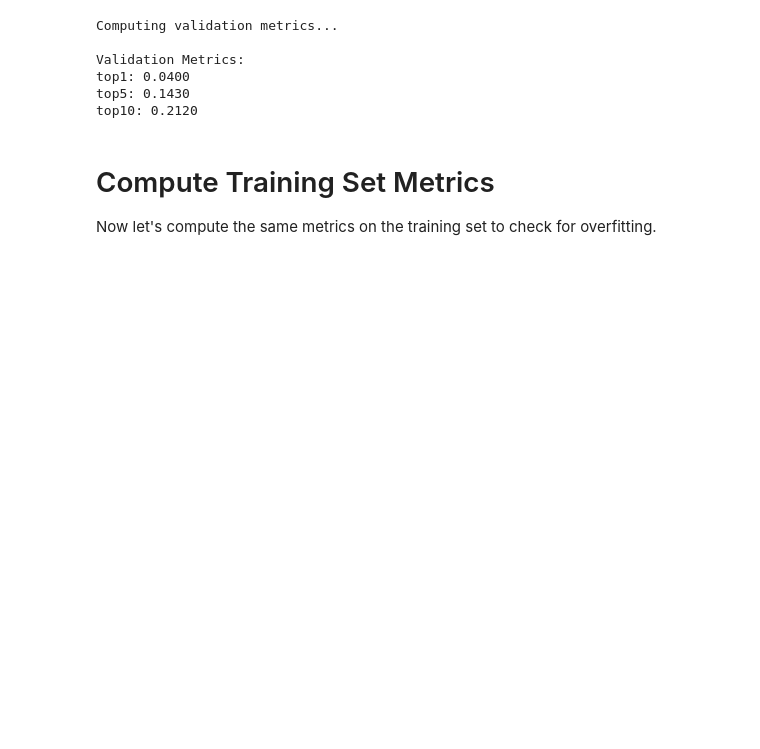
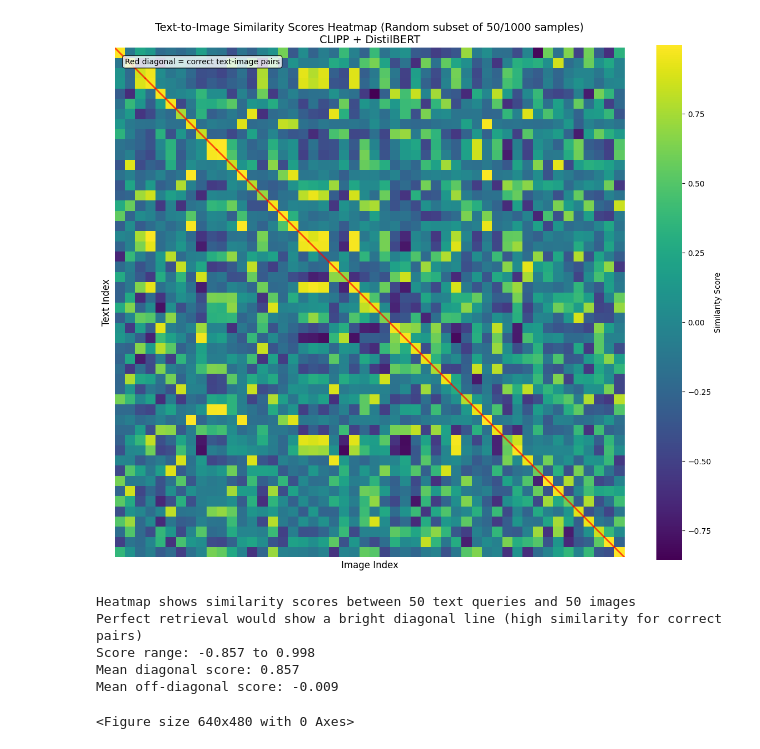
Before and after one commit to mntalha/MaterialVision, a Jupyter notebook: models/CLIPP_bert/eval_clipp_bert.ipynb, the cells around one changed output. Drawn from its saved outputs; the diff is of its cells as text; code cells hidden in the pictures; blank space fills up the shorter version.

```diff
--- a/models/CLIPP_bert/eval_clipp_bert.ipynb
+++ b/models/CLIPP_bert/eval_clipp_bert.ipynb
@@ -125,21 +176,64 @@ Let's first evaluate on the validation set to get Top-1/5/10 retrieval metrics.
 # %%
-# Compute validation embeddings
-val_img_embs, val_txt_embs, val_captions = compute_embeddings(model, val_loader, device)
+# Create heatmap visualization of similarity scores
+import matplotlib.pyplot as plt
+import seaborn as sns
+import numpy as np
 
-# Compute validation metrics
-print("Computing validation metrics...")
-val_metrics = compute_retrieval_metrics(val_img_embs, val_txt_embs)
-print("\nValidation Metrics:")
-for k, v in val_metrics.items():
-    print(f"{k}: {v:.4f}")
+# Ensure plots are displayed inline
+%matplotlib inline
+
+# For visualization, we'll use a subset if the matrix is too large
+max_samples = 50  # Adjust this number based on your preference
+n_samples = min(max_samples, scores.shape[0])
+
+# Sample indices for visualization
+if scores.shape[0] > max_samples:
+    sample_indices = np.random.choice(scores.shape[0], n_samples, replace=False)
+    sample_indices = np.sort(sample_indices)  # Keep them sorted for better visualization
+    scores_subset = scores[sample_indices][:, sample_indices]
+    title_suffix = f" (Random subset of {n_samples}/{scores.shape[0]} samples)"
+else:
+    scores_subset = scores
+    sample_indices = np.arange(scores.shape[0])
+    title_suffix = f" (All {scores.shape[0]} samples)"
+
+# Create the heatmap
+plt.figure(figsize=(12, 10))
+sns.heatmap(scores_subset.numpy(),
+            cmap='viridis',
+            cbar_kws={'label': 'Similarity Score'},
+            square=True,
+            xticklabels=False,  # Don't show individual sample labels
+            yticklabels=False)
+
+# Highlight the diagonal (correct pairs)
+for i in range(len(scores_subset)):
+    plt.plot([i, i+1], [i, i+1], 'r-', linewidth=2, alpha=0.7)
+
+plt.title(f'Text-to-Image Similarity Scores Heatmap{title_suffix}\nCLIPP + DistilBERT', fontsize=14)
+plt.xlabel('Image Index', fontsize=12)
+plt.ylabel('Text Index', fontsize=12)
+
+# Add text annotation about the diagonal
+plt.text(0.02, 0.98, 'Red diagonal = correct text-image pairs',
+         transform=plt.gca().transAxes,
+         bbox=dict(boxstyle="round,pad=0.3", facecolor="white", alpha=0.8),
+         verticalalignment='top', fontsize=10)
+
+plt.tight_layout()
+plt.show()  # Show plot first
+plt.savefig('clipp_bert_similarity_heatmap.png', dpi=300, bbox_inches='tight')
+
+print(f"Heatmap shows similarity scores between {n_samples} text queries and {n_samples} images")
+print(f"Perfect retrieval would show a bright diagonal line (high similarity for correct pairs)")
+print(f"Score range: {scores_subset.min().item():.3f} to {scores_subset.max().item():.3f}")
+print(f"Mean diagonal score: {torch.diag(scores_subset).mean().item():.3f}")
+print(f"Mean off-diagonal score: {scores_subset[~torch.eye(scores_subset.size(0), dtype=bool)].mean().item():.3f}")
 # %% [output]
+[figure, added]
-Computing validation metrics...
-
-Validation Metrics:
-top1: 0.0400
-top5: 0.1430
-top10: 0.2120
+Heatmap shows similarity scores between 50 text queries and 50 images
+Perfect retrieval would show a bright diagonal line (high similarity for correct pairs)
+Score range: -0.857 to 0.998
+Mean diagonal score: 0.857
+Mean off-diagonal score: -0.009
+<Figure size 640x480 with 0 Axes>
-# %% [markdown]
-# Compute Training Set Metrics
-
-Now let's compute the same metrics on the training set to check for overfitting.
```
Also changed, not shown: parts of 18 cells of this notebook, 18 other files.
